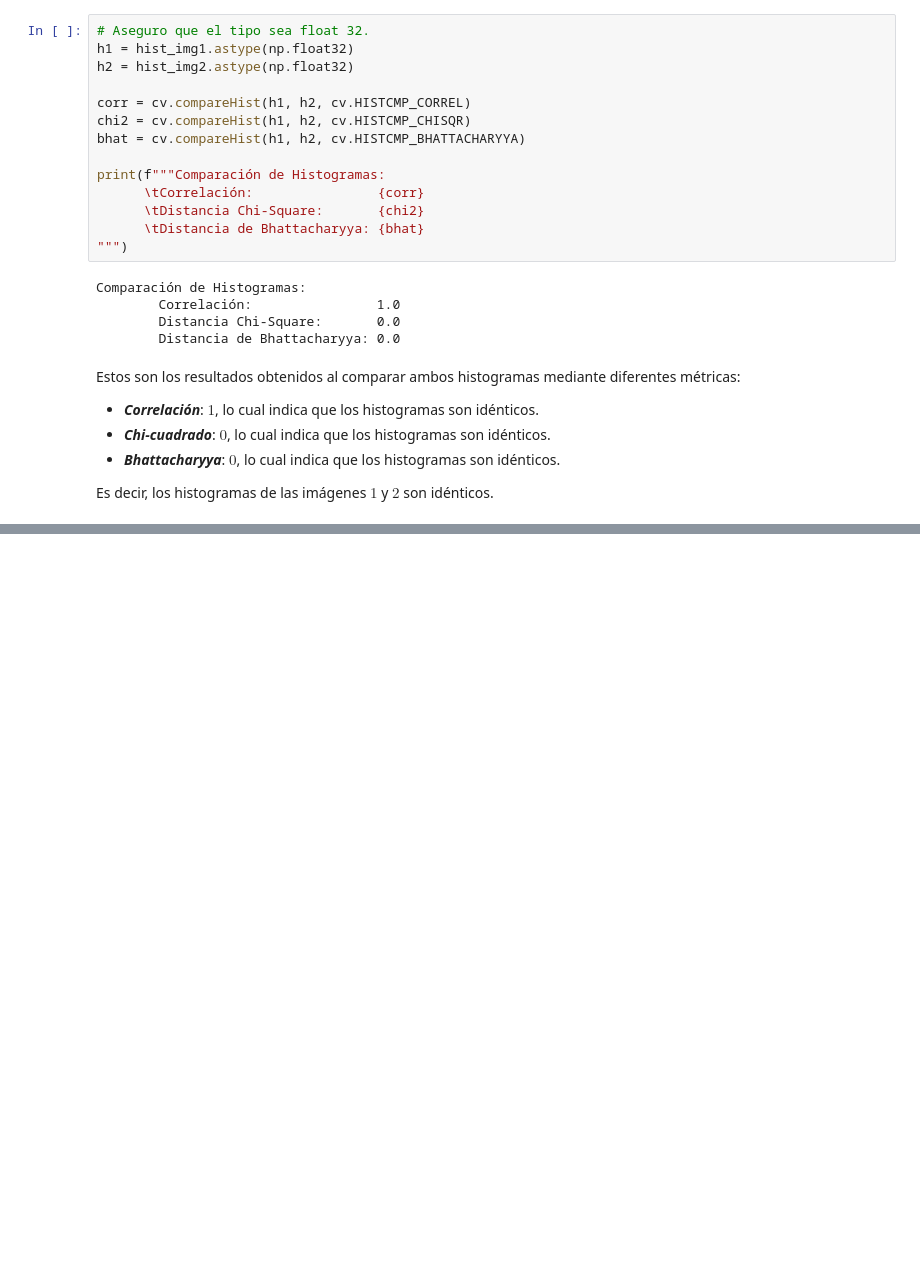
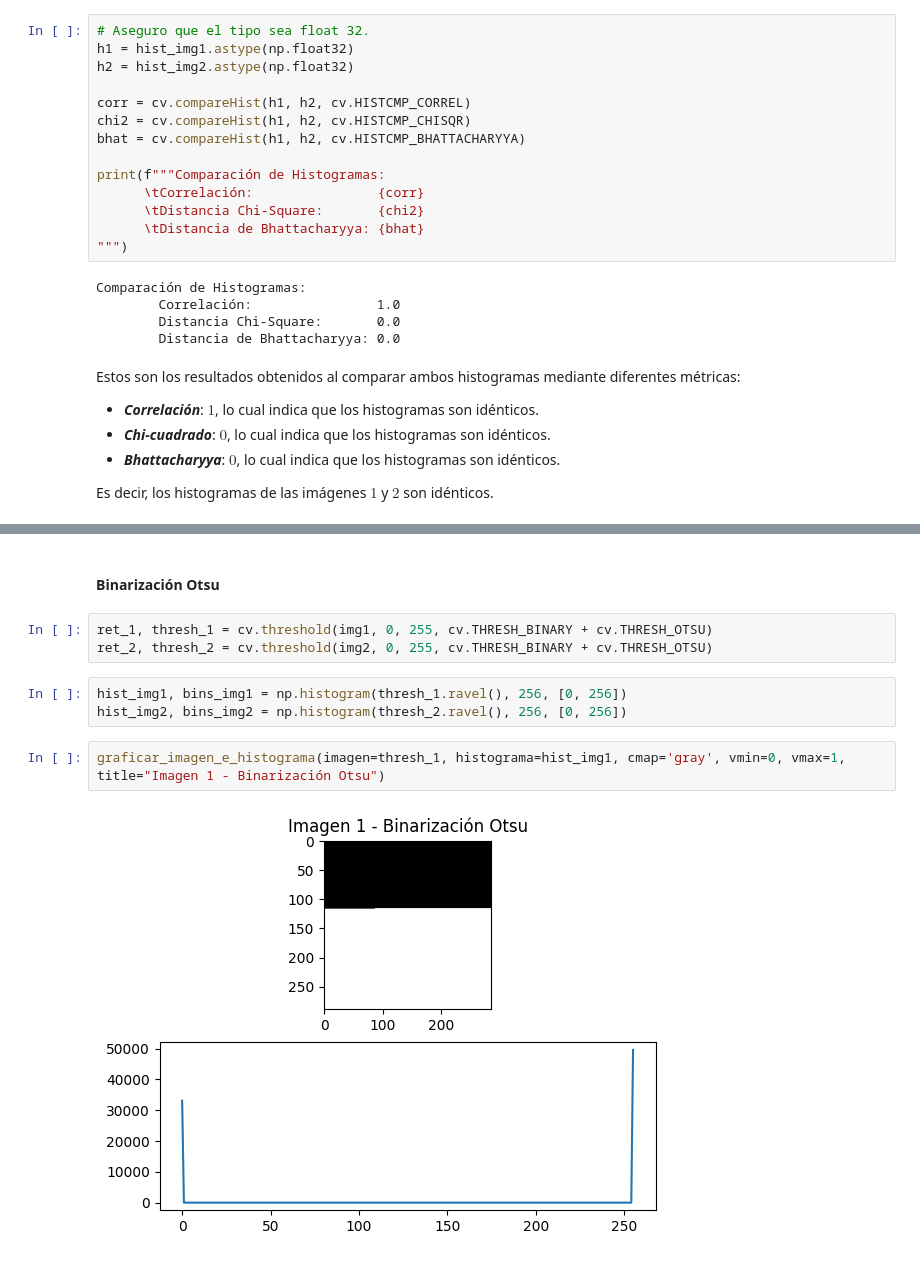
Before and after one commit to gasper-az/vision_computadora_I, a Jupyter notebook: resolucion_tps/TP1/resolucion.ipynb, the cells around one changed output, grey strips where cells are left out. Cells and saved outputs as stored; diff of their text form; blank space fills up the shorter version.

```diff
--- a/resolucion_tps/TP1/resolucion.ipynb
+++ b/resolucion_tps/TP1/resolucion.ipynb
@@ -95,0 +173,12 @@ Es decir, los histogramas de las imágenes $1$ y $2$ son idénticos.
+# %% [markdown]
+#### Binarización Otsu
+# %%
+ret_1, thresh_1 = cv.threshold(img1, 0, 255, cv.THRESH_BINARY + cv.THRESH_OTSU)
+ret_2, thresh_2 = cv.threshold(img2, 0, 255, cv.THRESH_BINARY + cv.THRESH_OTSU)
+# %%
+hist_img1, bins_img1 = np.histogram(thresh_1.ravel(), 256, [0, 256])
+hist_img2, bins_img2 = np.histogram(thresh_2.ravel(), 256, [0, 256])
+# %%
+graficar_imagen_e_histograma(imagen=thresh_1, histograma=hist_img1, cmap='gray', vmin=0, vmax=1, title="Imagen 1 - Binarización Otsu")
+# %% [output]
+[figure, added]
```
Also changed, not shown: parts of 18 cells of this notebook, 1 other file.
